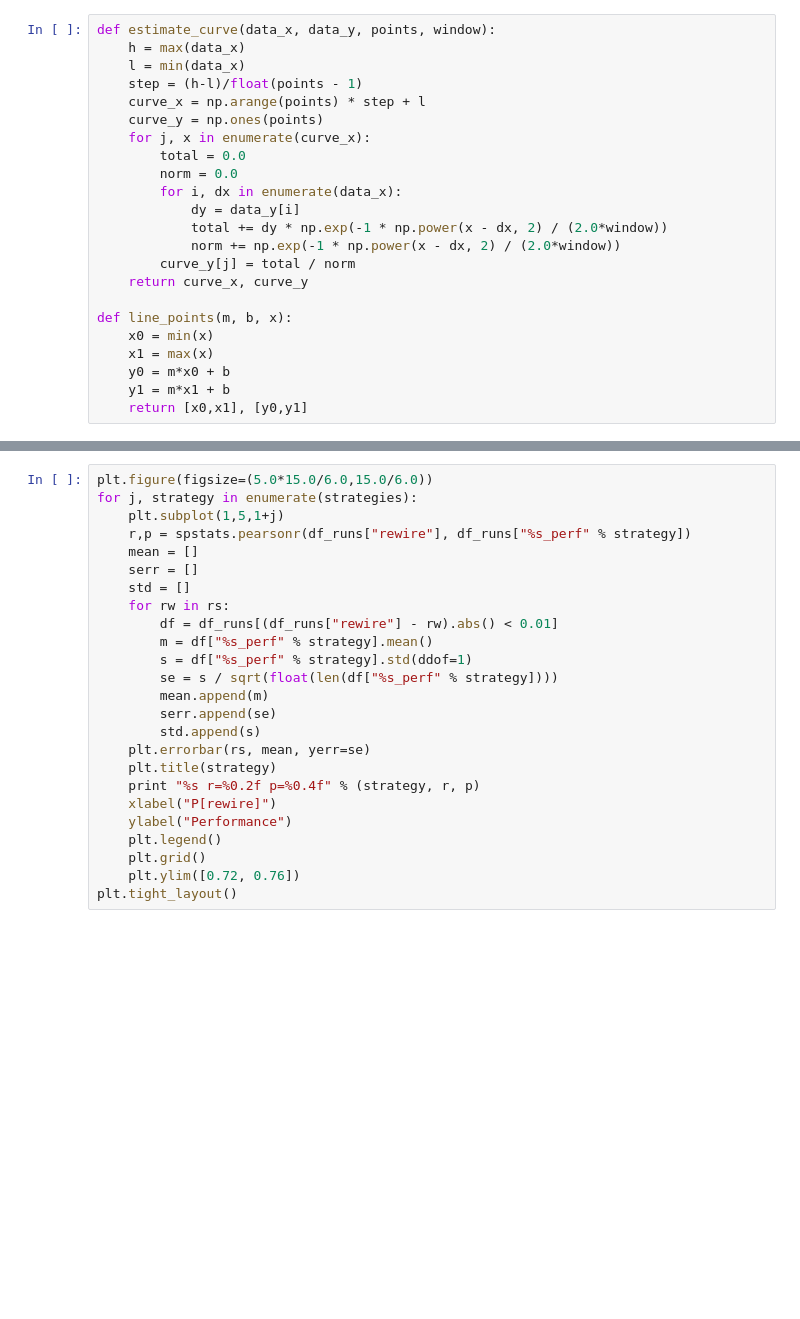
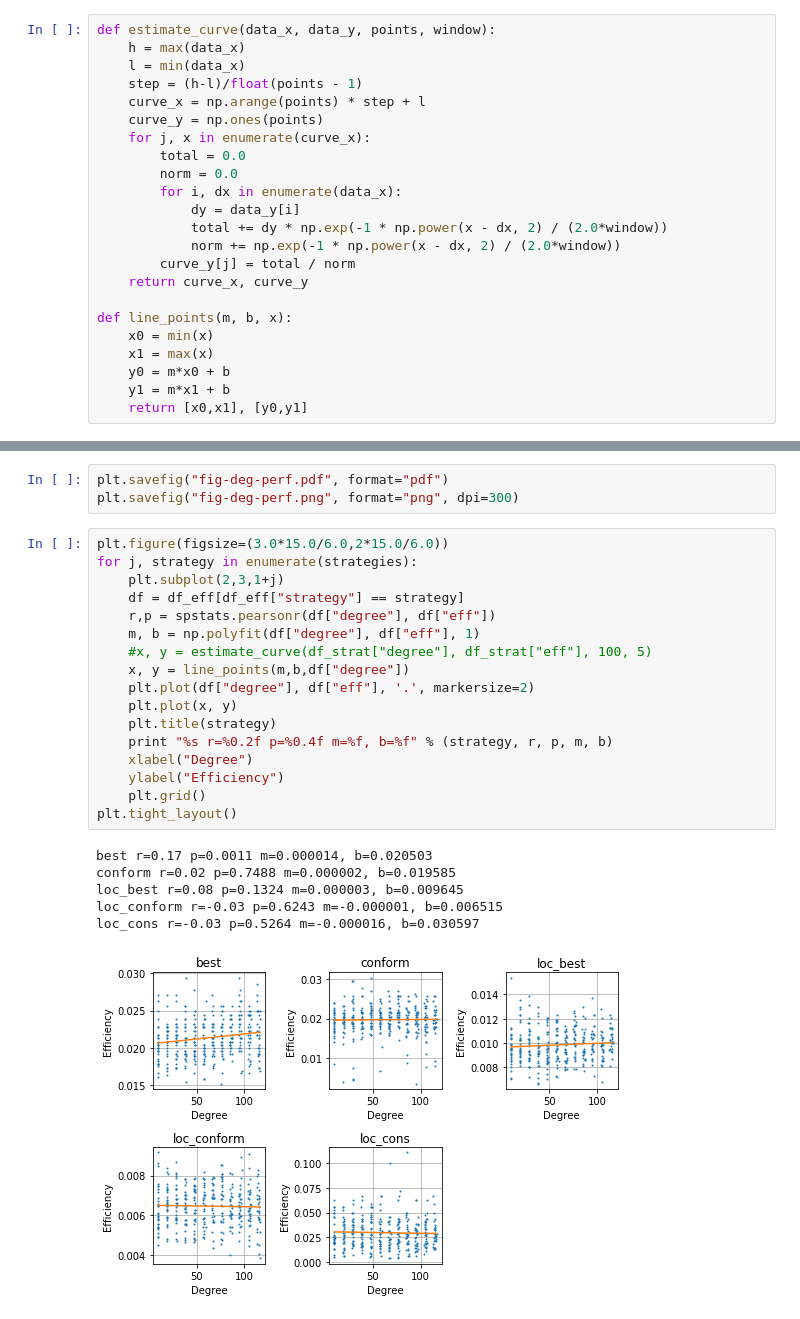
Before and after one commit to elplatt/NK-Net-Learn, a Jupyter notebook: Plot NK Network Delete.ipynb, the cells around one changed output, grey strips where cells are left out. Drawn from its saved outputs; the diff is of its cells as text; blank space fills up the shorter version.

```diff
--- a/Plot NK Network Delete.ipynb
+++ b/Plot NK Network Delete.ipynb
@@ -182,25 +201,27 @@ plt.savefig("fig-deg-perf.png", format="png", dpi=300)
+# %%
+plt.savefig("fig-deg-perf.pdf", format="pdf")
+plt.savefig("fig-deg-perf.png", format="png", dpi=300)
 # %%
-plt.figure(figsize=(5.0*15.0/6.0,15.0/6.0))
+plt.figure(figsize=(3.0*15.0/6.0,2*15.0/6.0))
 for j, strategy in enumerate(strategies):
-    plt.subplot(1,5,1+j)
-    r,p = spstats.pearsonr(df_runs["rewire"], df_runs["%s_perf" % strategy])
-    mean = []
-    serr = []
-    std = []
-    for rw in rs:
-        df = df_runs[(df_runs["rewire"] - rw).abs() < 0.01]
-        m = df["%s_perf" % strategy].mean()
-        s = df["%s_perf" % strategy].std(ddof=1)
-        se = s / sqrt(float(len(df["%s_perf" % strategy])))
-        mean.append(m)
-        serr.append(se)
-        std.append(s)
-    plt.errorbar(rs, mean, yerr=se)
+    plt.subplot(2,3,1+j)
+    df = df_eff[df_eff["strategy"] == strategy]
+    r,p = spstats.pearsonr(df["degree"], df["eff"])
+    m, b = np.polyfit(df["degree"], df["eff"], 1)
+    #x, y = estimate_curve(df_strat["degree"], df_strat["eff"], 100, 5)
+    x, y = line_points(m,b,df["degree"])
+    plt.plot(df["degree"], df["eff"], '.', markersize=2)
+    plt.plot(x, y)
     plt.title(strategy)
-    print "%s r=%0.2f p=%0.4f" % (strategy, r, p)
-    xlabel("P[rewire]")
-    ylabel("Performance")
-    plt.legend()
+    print "%s r=%0.2f p=%0.4f m=%f, b=%f" % (strategy, r, p, m, b)
+    xlabel("Degree")
+    ylabel("Efficiency")
     plt.grid()
-    plt.ylim([0.72, 0.76])
 plt.tight_layout()
+# %% [output]
+best r=0.17 p=0.0011 m=0.000014, b=0.020503
+conform r=0.02 p=0.7488 m=0.000002, b=0.019585
+loc_best r=0.08 p=0.1324 m=0.000003, b=0.009645
+loc_conform r=-0.03 p=0.6243 m=-0.000001, b=0.006515
+loc_cons r=-0.03 p=0.5264 m=-0.000016, b=0.030597
+[figure, added]
```
Also changed, not shown: parts of 24 cells of this notebook, 1 other file.
